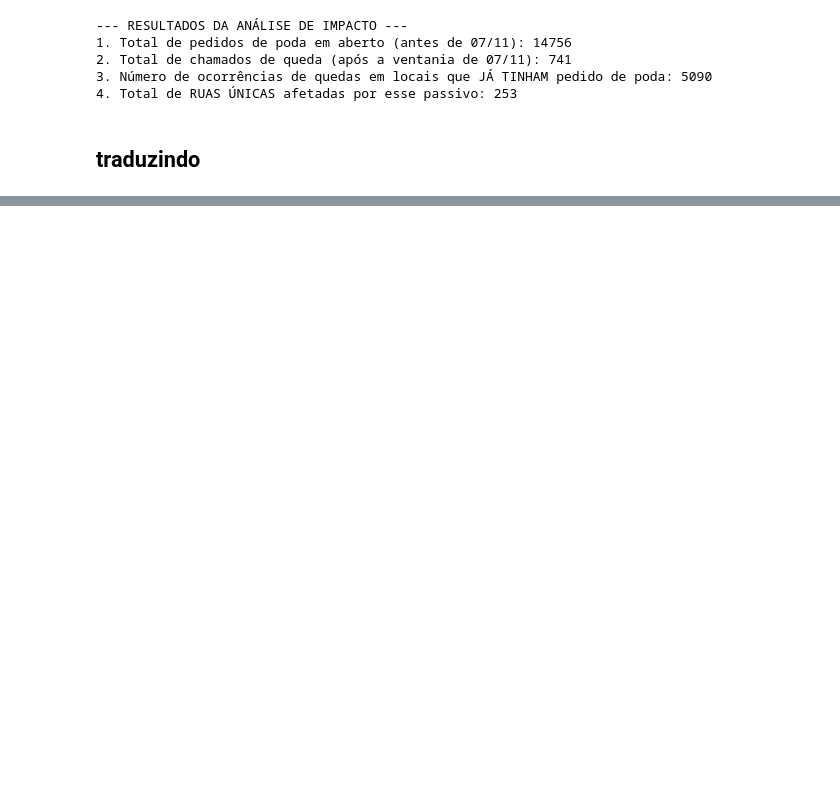
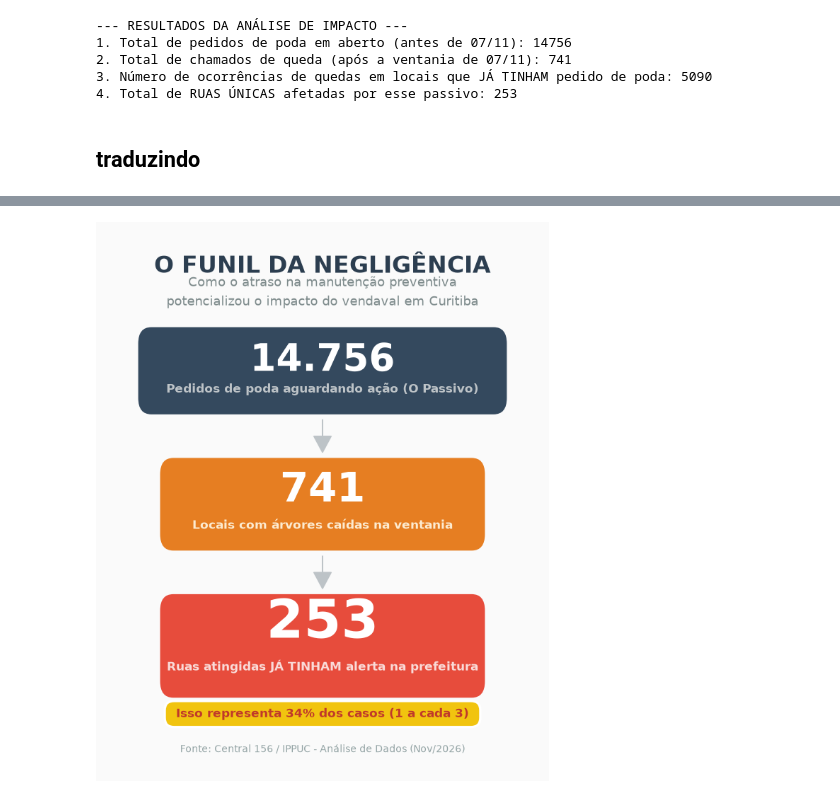
Before and after one commit to letrein/156---arvores, a Jupyter notebook: analise 156.ipynb, the cells around one changed output, grey strips where cells are left out. Saved outputs shown, nothing was run; the diff lists cells and outputs as text; code cells hidden in the pictures; blank space fills up the shorter version.

```diff
--- a/analise 156.ipynb
+++ b/analise 156.ipynb
@@ -321,0 +538,52 @@ Ruas de Cruzamento (Roxo): 2166
+# %%
+import matplotlib.pyplot as plt
+import matplotlib.patches as patches
+
+fig, ax = plt.subplots(figsize=(8, 10), facecolor='#FAFAFA')
+ax.axis('off')
+ax.set_xlim(0, 1)
+ax.set_ylim(0, 1)
+
+# Títulos
+plt.text(0.5, 0.92, "O FUNIL DA NEGLIGÊNCIA", fontsize=24, fontweight='bold', ha='center', color='#2C3E50')
+plt.text(0.5, 0.86, "Como o atraso na manutenção preventiva\npotencializou o impacto do vendaval em Curitiba", fontsize=13, ha='center', color='#7F8C8D', linespacing=1.5)
+
+# Box 1 (Top) - O Passivo
+rect1 = patches.FancyBboxPatch((0.1, 0.68), 0.8, 0.12, boxstyle="round,pad=0.02,rounding_size=0.03", facecolor='#34495E', edgecolor='none')
+ax.add_patch(rect1)
+plt.text(0.5, 0.74, "14.756", fontsize=38, fontweight='bold', ha='center', color='white')
+plt.text(0.5, 0.70, "Pedidos de poda aguardando ação", fontsize=12, fontweight='bold', ha='center', color='#BDC3C7')
+
+# Seta 1
+plt.arrow(0.5, 0.65, 0, -0.06, head_width=0.04, head_length=0.03, fc='#BDC3C7', ec='#BDC3C7', length_includes_head=True)
+
+# Box 2 (Middle) - O Impacto
+rect2 = patches.FancyBboxPatch((0.15, 0.43), 0.7, 0.13, boxstyle="round,pad=0.02,rounding_size=0.03", facecolor='#E67E22', edgecolor='none')
+ax.add_patch(rect2)
+plt.text(0.5, 0.50, "741", fontsize=38, fontweight='bold', ha='center', color='white')
+plt.text(0.5, 0.45, "Locais com árvores caídas na ventania", fontsize=12, fontweight='bold', ha='center', color='#FDEBD0')
+
+# Seta 2
+plt.arrow(0.5, 0.40, 0, -0.06, head_width=0.04, head_length=0.03, fc='#BDC3C7', ec='#BDC3C7', length_includes_head=True)
+
+# Box 3 (Bottom) - A Negligência
+rect3 = patches.FancyBboxPatch((0.15, 0.16), 0.7, 0.15, boxstyle="round,pad=0.02,rounding_size=0.03", facecolor='#E74C3C', edgecolor='none')
+ax.add_patch(rect3)
+# Subimos ligeiramente o 253 e o texto para dar espaço ao selo
+plt.text(0.5, 0.25, "253", fontsize=38, fontweight='bold', ha='center', color='white')
+plt.text(0.5, 0.19, "Ruas atingidas JÁ TINHAM alerta na prefeitura", fontsize=12, fontweight='bold', ha='center', color='#FADBD8')
+
+# --- O NOVO DESTAQUE DA PORCENTAGEM (BADGE) ---
+# Descemos a coordenada Y de 0.15 para 0.11
+plt.text(0.5, 0.11, " Isso representa 34% dos casos (1 a cada 3) ",
+         fontsize=12, fontweight='bold', ha='center', va='center', color='#C0392B',
+         bbox=dict(boxstyle='round,pad=0.6,rounding_size=0.8', facecolor='#F1C40F', edgecolor='white', linewidth=2.5))
+
+# Fonte
+plt.text(0.5, 0.04, "Fonte: Central 156 / IPPUC - Análise de Dados (Nov/2026)", fontsize=10, ha='center', color='#95A5A6')
+
+# Salvar e Exibir
+plt.savefig('infografico_funil_leigo.png', dpi=300, bbox_inches='tight')
+plt.show()
+# %% [output]
+[figure, added]
```
Also changed, not shown: parts of 13 cells of this notebook, 1 other file.
